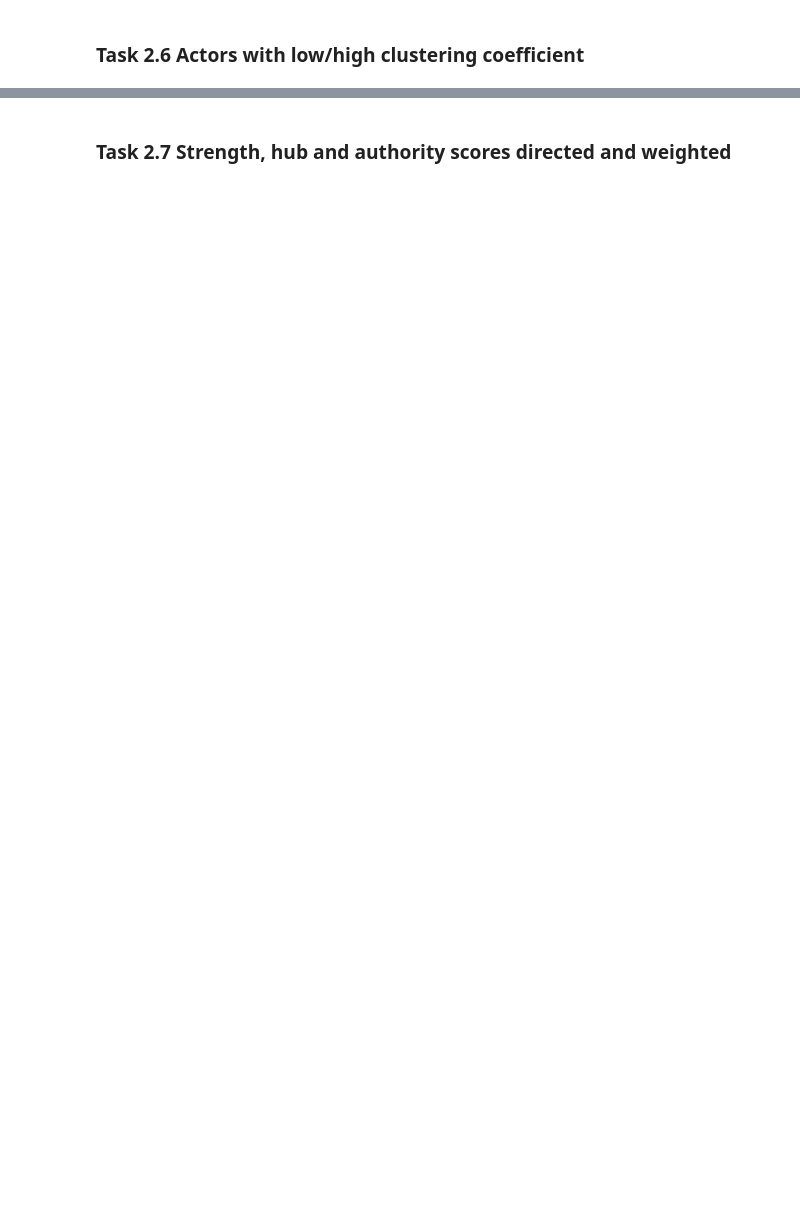
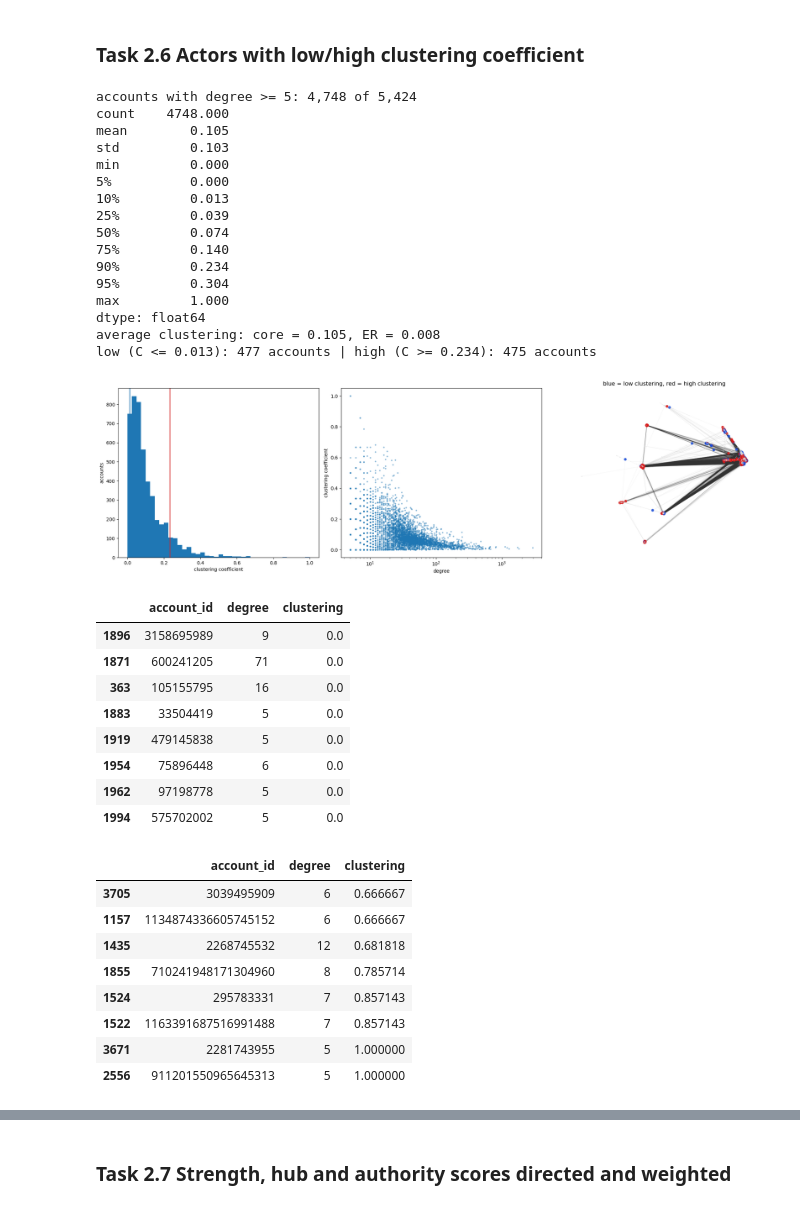
Before and after one commit to oskarpiibar/Mining-of-Social-Data, a Jupyter notebook: Lab2/lab2.ipynb, the cells around one changed output, grey strips where cells are left out. Drawn from its saved outputs; the diff is of its cells as text; code cells hidden in the pictures; blank space fills up the shorter version.

Commit message:
Lab 2: tasks 2.5-2.7

```diff
--- a/Lab2/lab2.ipynb
+++ b/Lab2/lab2.ipynb
@@ -397,2 +497,76 @@ Betweenness and degree are positively related, with the hubs in the top right, a
 # %% [markdown]
 ### Task 2.6 Actors with low/high clustering coefficient
+# %%
+C = np.array(H_und.transitivity_local_undirected(mode="nan"))     # NaN where degree < 2
+d = np.array(H_und.degree())
+MIN_DEG = 5
+ok = (d >= MIN_DEG) & ~np.isnan(C)
+print(f"accounts with degree >= {MIN_DEG}: {ok.sum():,} of {len(d):,}")
+print(pd.Series(C[ok]).describe(percentiles=[.05, .1, .25, .5, .75, .9, .95]).round(3))
+
+# baseline: the random ER graph from Task 2.2
+C_er = np.array(er.transitivity_local_undirected(mode="nan")); d_er = np.array(er.degree())
+ok_er = (d_er >= MIN_DEG) & ~np.isnan(C_er)
+print(f"average clustering: core = {C[ok].mean():.3f}, ER = {C_er[ok_er].mean():.3f}")
+
+LOW, HIGH = np.quantile(C[ok], 0.10), np.quantile(C[ok], 0.90)
+low  = ok & (C <= LOW)
+high = ok & (C >= HIGH)
+print(f"low (C <= {LOW:.3f}): {low.sum()} accounts | high (C >= {HIGH:.3f}): {high.sum()} accounts")
+
+fig, axes = plt.subplots(1, 3, figsize=(20, 6))
+
+axes[0].hist(C[ok], bins=40); axes[0].set_xlabel("clustering coefficient"); axes[0].set_ylabel("accounts")
+axes[0].axvline(LOW, color="tab:blue"); axes[0].axvline(HIGH, color="tab:red")
+
+axes[1].scatter(d[ok], C[ok], s=5, alpha=0.4); axes[1].set_xscale("log")
+axes[1].set_xlabel("degree"); axes[1].set_ylabel("clustering coefficient")
+
+vcol  = [(0.85, 0.85, 0.85, 0.5)] * H_und.vcount()
+vsize = [2] * H_und.vcount()
+for i in np.where(low)[0]:  vcol[i], vsize[i] = (0.1, 0.3, 0.85, 0.9), 8      # blue = low
+for i in np.where(high)[0]: vcol[i], vsize[i] = (0.85, 0.1, 0.1, 0.9), 8      # red = high
+ig.plot(H_und, target=axes[2], layout=layouts["drl"], vertex_color=vcol, vertex_size=vsize,
+        vertex_frame_width=0, vertex_label=None, edge_width=0.4)
+axes[2].set_title("blue = low clustering, red = high clustering")
+plt.tight_layout(); plt.savefig("clustering.png", dpi=150); plt.show()
+
+# who are they?
+t = pd.DataFrame({"account_id": H_und.vs["name"], "degree": d, "clustering": C})[ok]
+display(t.sort_values("clustering").head(8)); display(t.sort_values("clustering").tail(8))
+# %% [output]
+accounts with degree >= 5: 4,748 of 5,424
+count    4748.000
+mean        0.105
+std         0.103
+min         0.000
+5%          0.000
+10%         0.013
+25%         0.039
+50%         0.074
+75%         0.140
+90%         0.234
+95%         0.304
+max         1.000
+dtype: float64
+average clustering: core = 0.105, ER = 0.008
+low (C <= 0.013): 477 accounts | high (C >= 0.234): 475 accounts
+[figure, added]
+|  | account_id | degree | clustering |
+| 1896 | 3158695989 | 9 | 0.0 |
+| 1871 | 600241205 | 71 | 0.0 |
+| 363 | 105155795 | 16 | 0.0 |
+| 1883 | 33504419 | 5 | 0.0 |
+| 1919 | 479145838 | 5 | 0.0 |
+| 1954 | 75896448 | 6 | 0.0 |
+| 1962 | 97198778 | 5 | 0.0 |
+| 1994 | 575702002 | 5 | 0.0 |
+|  | account_id | degree | clustering |
+| 3705 | 3039495909 | 6 | 0.666667 |
+| 1157 | 1134874336605745152 | 6 | 0.666667 |
+| 1435 | 2268745532 | 12 | 0.681818 |
+| 1855 | 710241948171304960 | 8 | 0.785714 |
+| 1524 | 295783331 | 7 | 0.857143 |
+| 1522 | 1163391687516991488 | 7 | 0.857143 |
+| 3671 | 2281743955 | 5 | 1.000000 |
+| 2556 | 911201550965645313 | 5 | 1.000000 |
```
Also changed, not shown: parts of 12 cells of this notebook.
